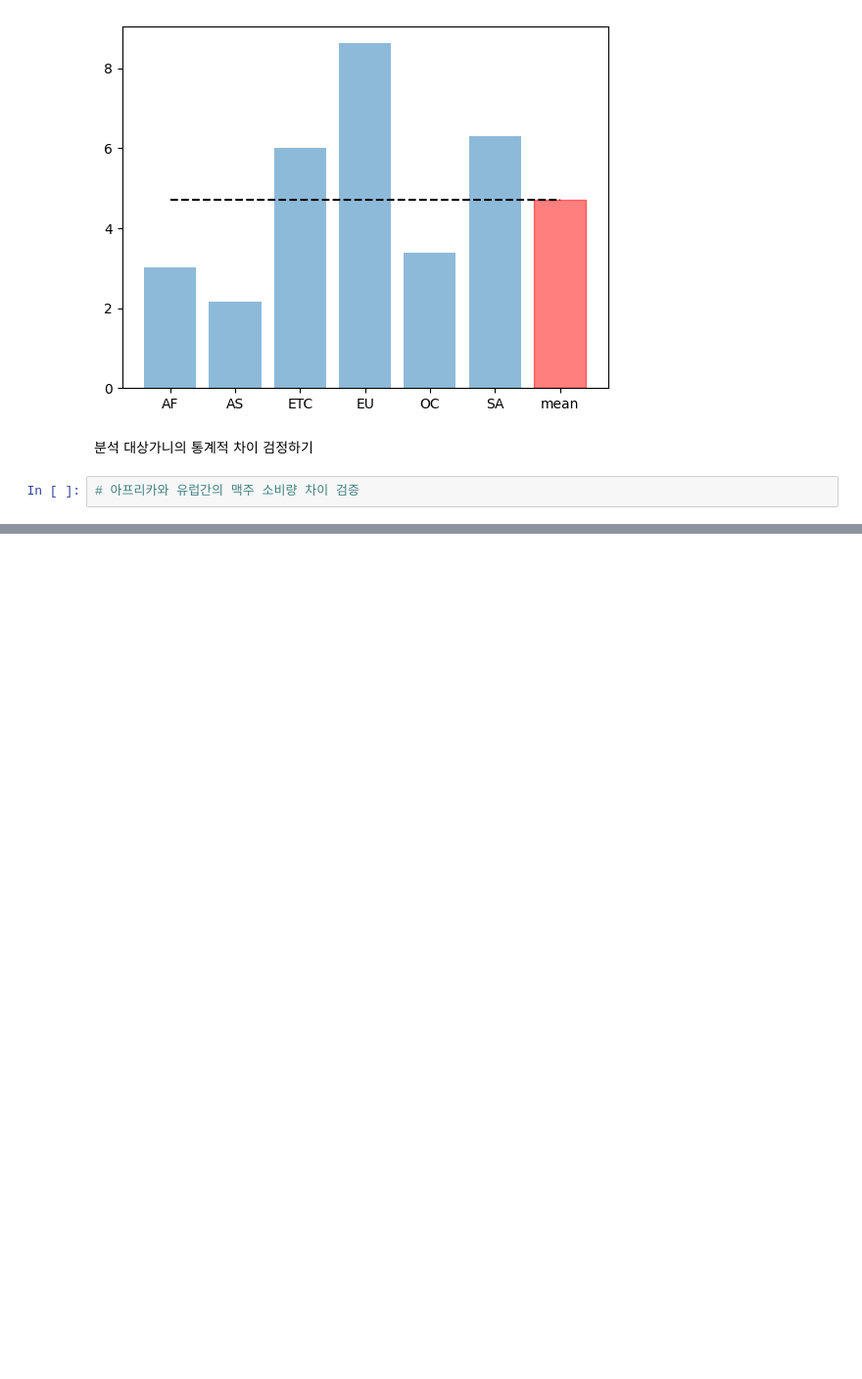
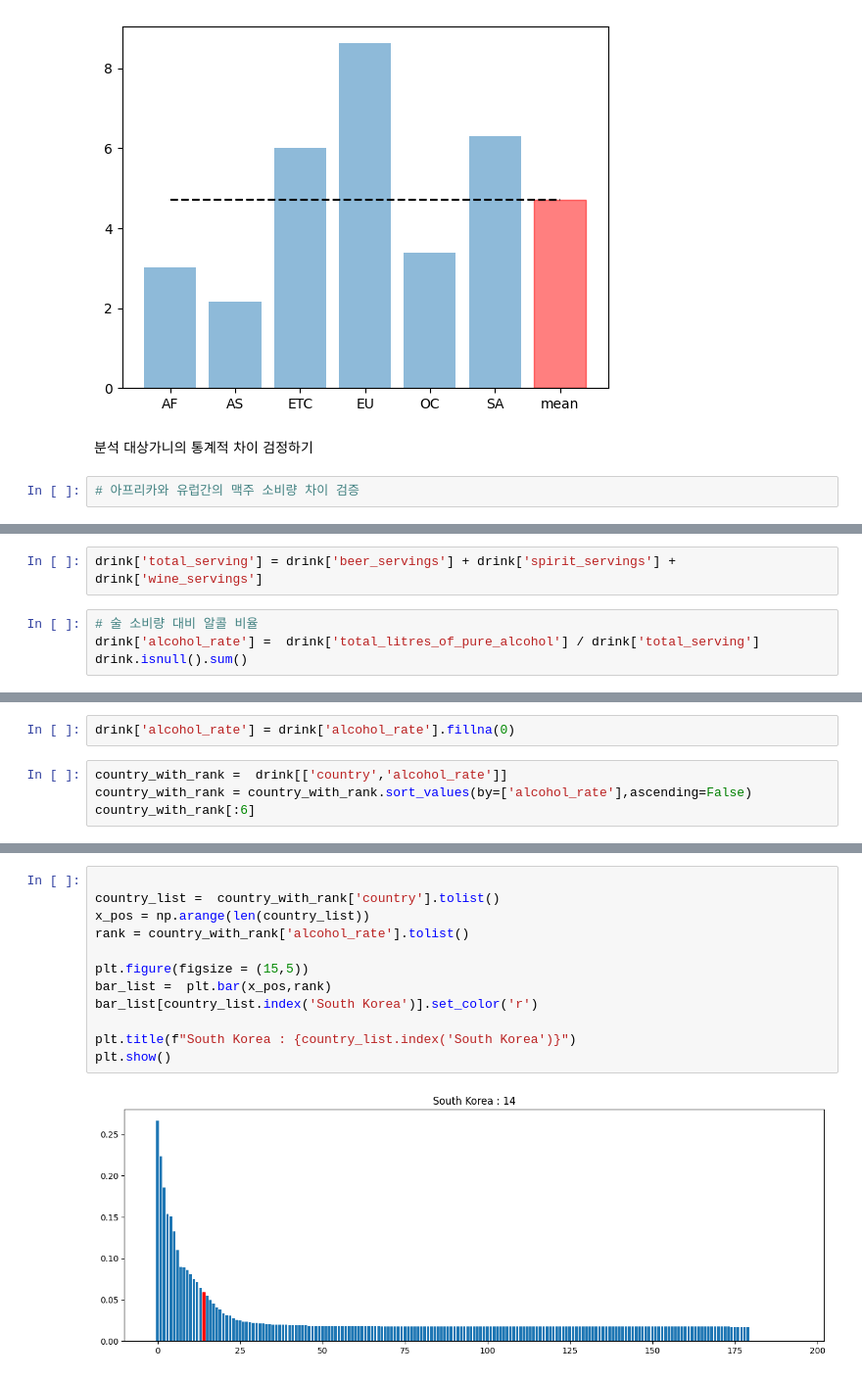
Before and after one commit to leekyuyoung202306/PYTHON, a Jupyter notebook: 12주차/[12주차]데이터분석02.ipynb, the cells around one changed output, grey strips where cells are left out. Shown at 98% size. Cells and saved outputs as stored; diff of their text form; blank space fills up the shorter version.

```diff
--- a/12주차/[12주차]데이터분석02.ipynb
+++ b/12주차/[12주차]데이터분석02.ipynb
@@ -220,0 +251,6 @@ plt.show()
+# %%
+drink['total_serving'] = drink['beer_servings'] + drink['spirit_servings'] + drink['wine_servings']
+# %%
+# 술 소비량 대비 알콜 비율
+drink['alcohol_rate'] =  drink['total_litres_of_pure_alcohol'] / drink['total_serving']
+drink.isnull().sum()
@@ -220,0 +267,6 @@ plt.show()
+# %%
+drink['alcohol_rate'] = drink['alcohol_rate'].fillna(0)
+# %%
+country_with_rank =  drink[['country','alcohol_rate']]
+country_with_rank = country_with_rank.sort_values(by=['alcohol_rate'],ascending=False)
+country_with_rank[:6]
@@ -220,0 +281,14 @@ plt.show()
+# %%
+
+country_list =  country_with_rank['country'].tolist()
+x_pos = np.arange(len(country_list))
+rank = country_with_rank['alcohol_rate'].tolist()
+
+plt.figure(figsize = (15,5))
+bar_list =  plt.bar(x_pos,rank)
+bar_list[country_list.index('South Korea')].set_color('r')
+
+plt.title(f"South Korea : {country_list.index('South Korea')}")
+plt.show()
+# %% [output]
+[figure, added]
```
Also changed, not shown: parts of 9 cells of this notebook.
